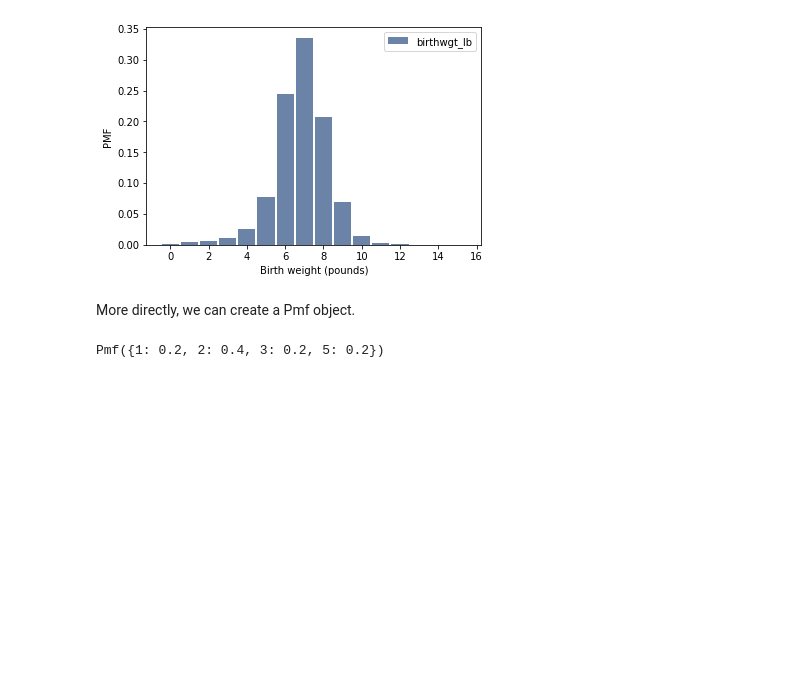
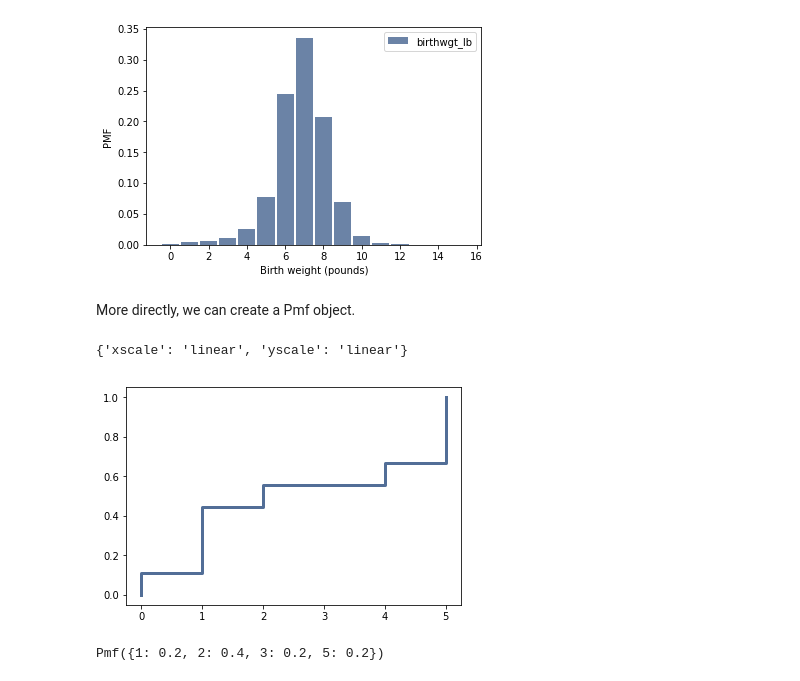
Before and after one commit to coverney/ThinkStats2, a Jupyter notebook: code/chap03mine.ipynb, the cells around one changed output. Drawn from its saved outputs; the diff is of its cells as text; code cells hidden in the pictures; blank space fills up the shorter version.

```diff
--- a/code/chap03mine.ipynb
+++ b/code/chap03mine.ipynb
@@ -46,6 +46,14 @@ thinkplot.Config(xlabel='Birth weight (pounds)', ylabel='PMF')
 [figure]
 # %% [markdown]
 More directly, we can create a Pmf object.
+# %%
+# Playground for quiz
+cdf_quiz = thinkstats2.Cdf([0, 1, 1, 1, 2, 4, 5, 5, 5])
+cdf_quiz.Value(0.5)
+thinkplot.Cdf(cdf_quiz)
+# %% [output]
+{'xscale': 'linear', 'yscale': 'linear'}
+[figure, added]
 # %%
 pmf = thinkstats2.Pmf([1, 2, 2, 3, 5])
 pmf
```
Also changed, not shown: 4 other files.
